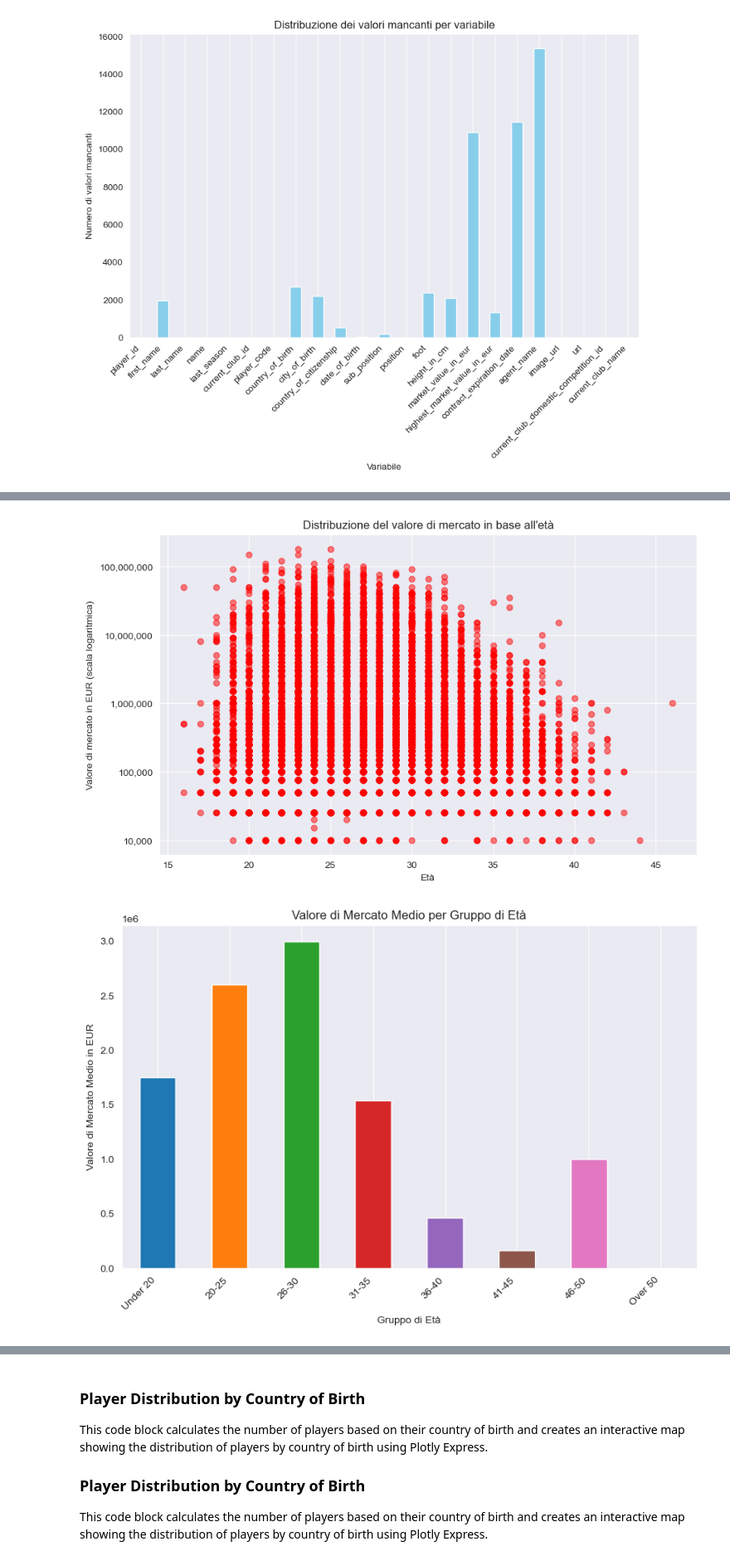
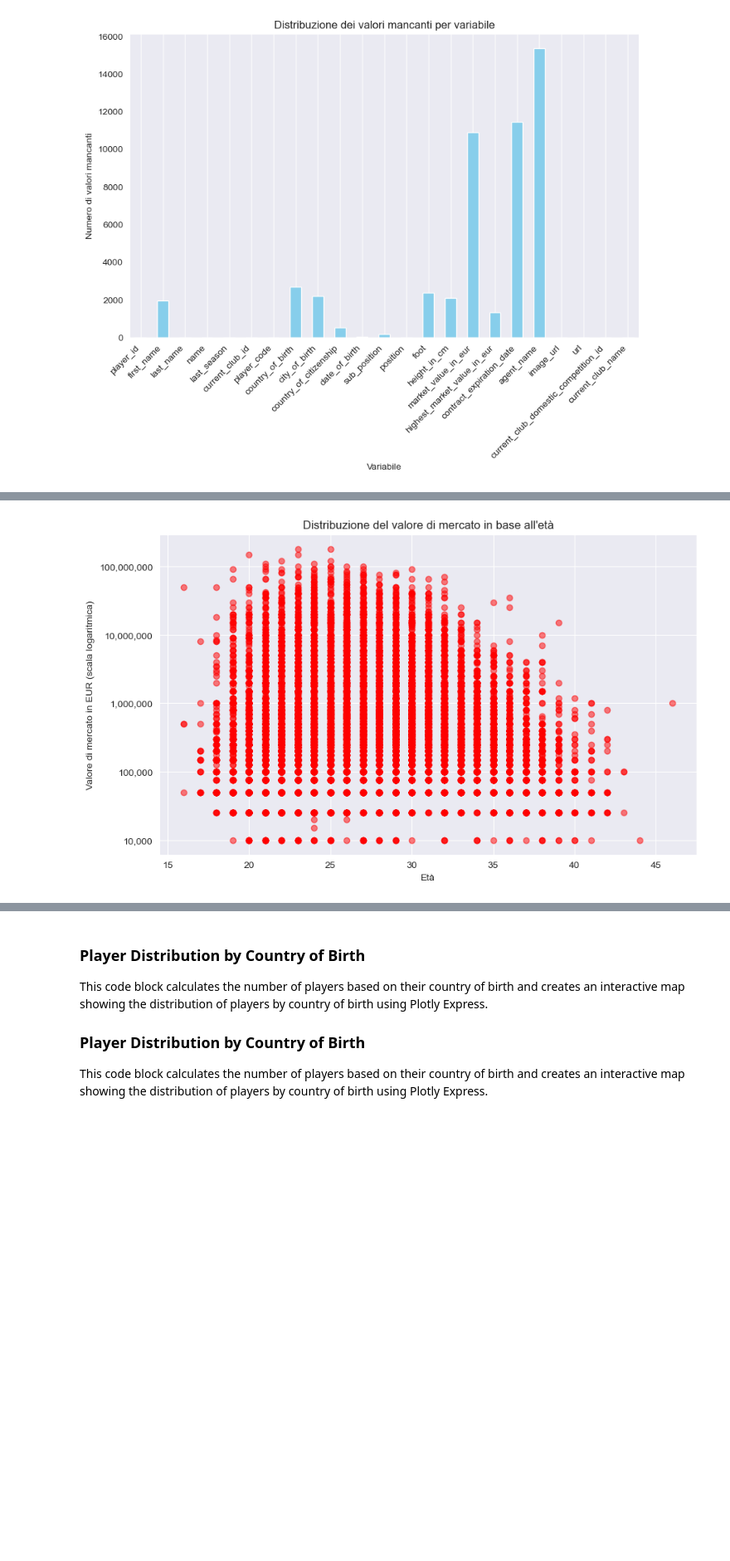
Before and after one commit to BonincontroL/IumTweb_project, a Jupyter notebook: solution/DataAnalysis/JupyterNotebooks/players.ipynb, the cells around one changed output, grey strips where cells are left out. Shown at 83% size. Drawn from its saved outputs; the diff is of its cells as text; code cells hidden in the pictures; blank space fills up the shorter version.

```diff
--- a/solution/DataAnalysis/JupyterNotebooks/players.ipynb
+++ b/solution/DataAnalysis/JupyterNotebooks/players.ipynb
@@ -420,53 +384,27 @@ A bar plot is generated to illustrate the average market value (in EUR) for each
 # %%
 #conversione della colonna 'date_of_birth' in tipo datetime
 players_df['date_of_birth'] = pd.to_datetime(players_df['date_of_birth'])
 
 # l'età dei giocatori
 players_df['age'] = (pd.Timestamp.now() - players_df['date_of_birth']).dt.days // 365
 
 #grafico a dispersione
 plt.figure(figsize=(10, 6))
 plt.scatter(players_df['age'], players_df['market_value_in_eur'], alpha=0.5,color='red')
 plt.xlabel('Età')
 plt.ylabel('Valore di mercato in EUR (scala logaritmica)')
 plt.title('Distribuzione del valore di mercato in base all\'età')
 plt.grid(True)
 
 #scala logaritmica sull'asse y per rendere i valori di mercato più comprensibili
 plt.yscale('log')
 
 # formattazione tick dell'asse y per rappresentare i valori in modo più comprensibile
 plt.gca().yaxis.set_major_formatter(ticker.FuncFormatter(lambda x, _: '{:,.0f}'.format(x)))
 
 plt.show()
-
-################################################################################à
-# Intervalli di età
-age_bins = [0, 20, 25, 30, 35, 40, 45, 50, float('inf')]
-age_labels = ['Under 20', '20-25', '26-30', '31-35', '36-40', '41-45', '46-50', 'Over 50']
-
-# Assegnazione di ciascun giocatore a un intervallo di età
-players_df['age_group'] = pd.cut(players_df['age'], bins=age_bins, labels=age_labels, right=False)
-
-# Valore medio di mercato per ciascun gruppo di età
-market_value_mean = players_df.groupby('age_group', observed=False)['market_value_in_eur'].mean()
-
-# Mappa di colori per generare colori unici per ciascuna barra
-colors = plt.cm.tab10(range(len(market_value_mean)))
-
-# Grafico a barre con colori diversi per ciascuna barra
-plt.figure(figsize=(10, 6))
-market_value_mean.plot(kind='bar', color=colors)
-plt.xlabel('Gruppo di Età')
-plt.ylabel('Valore di Mercato Medio in EUR')
-plt.title('Valore di Mercato Medio per Gruppo di Età')
-plt.xticks(rotation=45, ha='right')
-plt.grid(axis='y')
-
-plt.show()
 # %% [output]
-[figure, old version]
+[figure, new version]
-[figure, removed]
 # %% [markdown]
 ### Grouping by Position
 The code snippet calculates the mean age of players grouped by their position. It uses the `groupby()` function to group the DataFrame `players_df` by the 'position' column and then calculates the mean age for each group.
```
Also changed, not shown: parts of 16 cells of this notebook, 1 other file.
